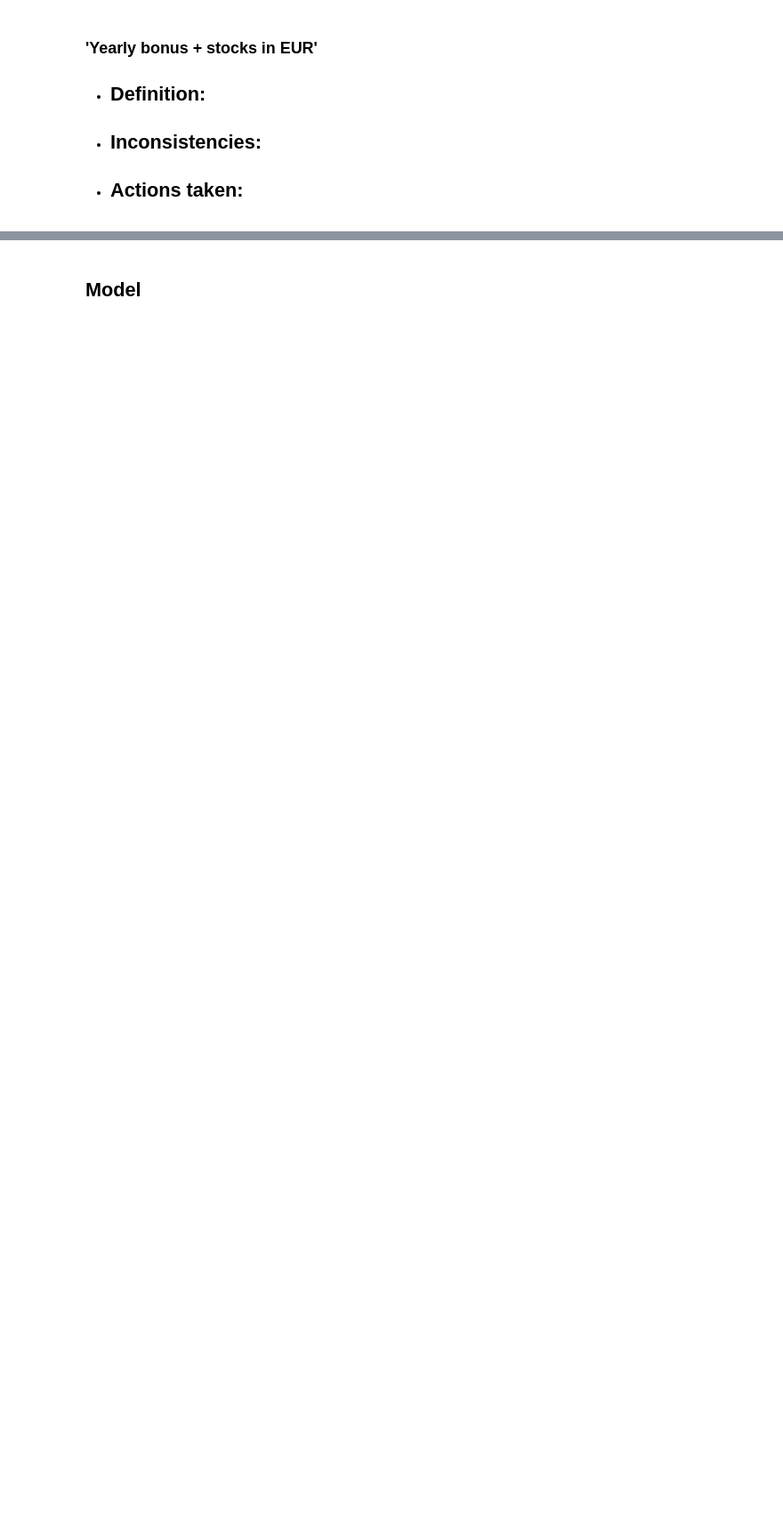
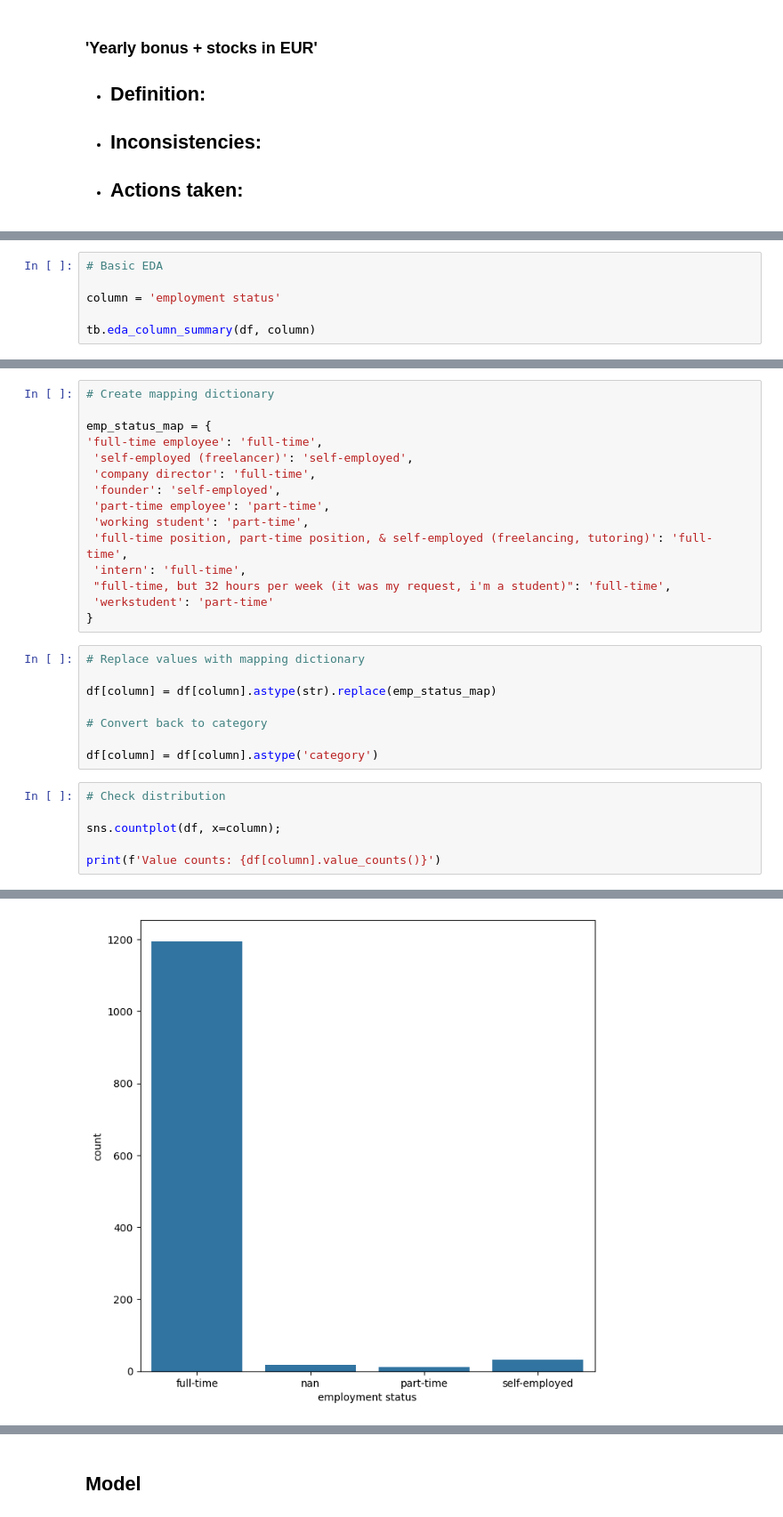
Before and after one commit to AkeemSemperDataScience/3950-assignment-2-mlsiebold, a Jupyter notebook: START_Asn_2.ipynb, the cells around one changed output, grey strips where cells are left out. Shown at 89% size. Saved outputs shown, nothing was run; the diff lists cells and outputs as text; blank space fills up the shorter version.

```diff
--- a/START_Asn_2.ipynb
+++ b/START_Asn_2.ipynb
@@ -1736,0 +1666,6 @@ Name: count, dtype: Int64
+# %%
+# Basic EDA
+
+column = 'employment status'
+
+tb.eda_column_summary(df, column)
@@ -1736,0 +1690,30 @@ Name: count, dtype: Int64
+# %%
+# Create mapping dictionary
+
+emp_status_map = {
+'full-time employee': 'full-time',
+ 'self-employed (freelancer)': 'self-employed',
+ 'company director': 'full-time',
+ 'founder': 'self-employed',
+ 'part-time employee': 'part-time',
+ 'working student': 'part-time',
+ 'full-time position, part-time position, & self-employed (freelancing, tutoring)': 'full-time',
+ 'intern': 'full-time',
+ "full-time, but 32 hours per week (it was my request, i'm a student)": 'full-time',
+ 'werkstudent': 'part-time'
+}
+# %%
+# Replace values with mapping dictionary
+
+df[column] = df[column].astype(str).replace(emp_status_map)
+
+# Convert back to category
+
+df[column] = df[column].astype('category')
+# %%
+# Check distribution
+
+sns.countplot(df, x=column);
+
+print(f'Value counts: {df[column].value_counts()}')
+# %% [output]
@@ -1736,0 +1726 @@ Name: count, dtype: Int64
+[figure, added]
```
Also changed, not shown: parts of 56 cells of this notebook, 1 other file.
